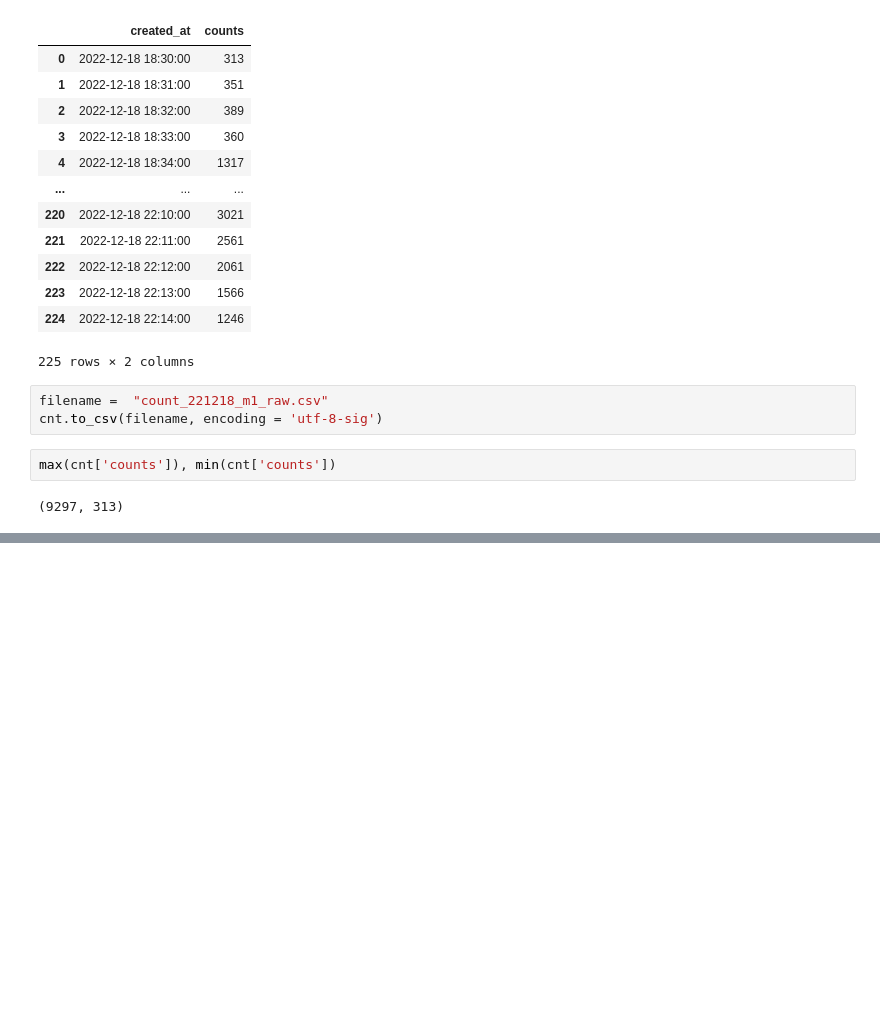
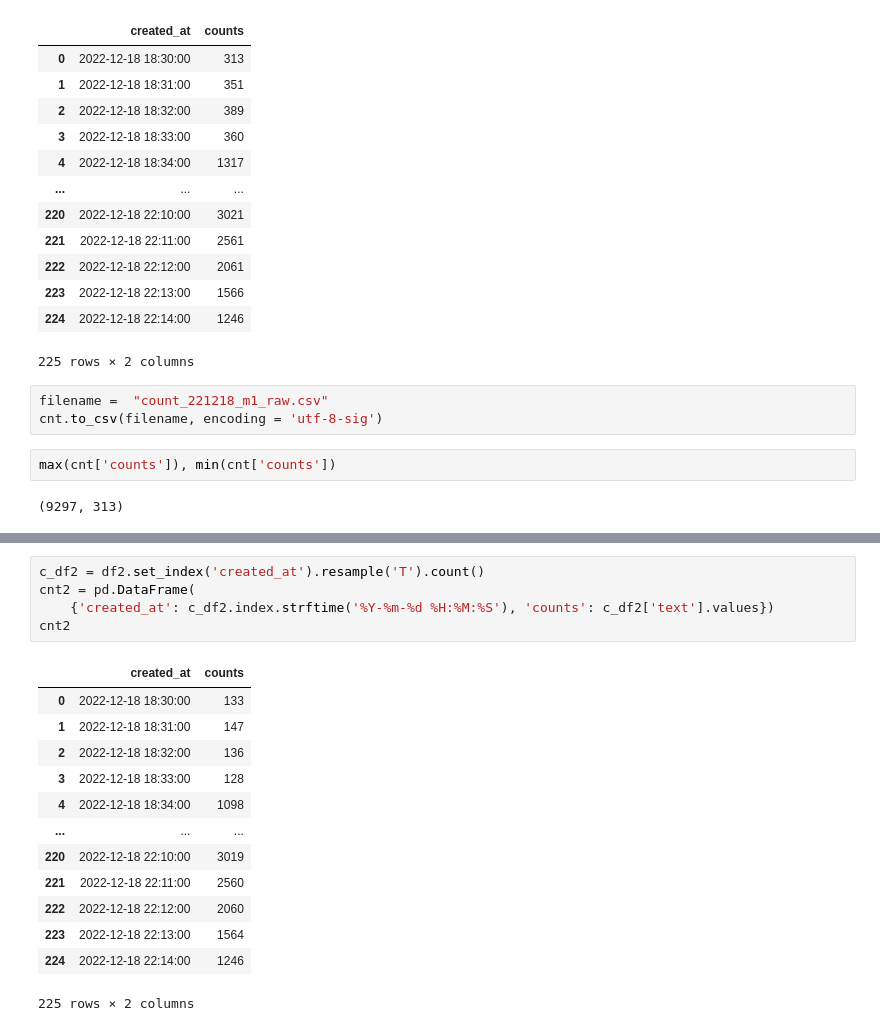
Before and after one commit to Ota1022/DEIM2023, a Jupyter notebook: count/221218_m1.ipynb, the cells around one changed output, grey strips where cells are left out. Drawn from its saved outputs; the diff is of its cells as text; blank space fills up the shorter version.

```diff
--- a/count/221218_m1.ipynb
+++ b/count/221218_m1.ipynb
@@ -90,0 +120,19 @@ axes.legend(loc=1)
+# %%
+c_df2 = df2.set_index('created_at').resample('T').count()
+cnt2 = pd.DataFrame(
+    {'created_at': c_df2.index.strftime('%Y-%m-%d %H:%M:%S'), 'counts': c_df2['text'].values})
+cnt2
+# %% [output]
+|  | created_at | counts |
+| 0 | 2022-12-18 18:30:00 | 133 |
+| 1 | 2022-12-18 18:31:00 | 147 |
+| 2 | 2022-12-18 18:32:00 | 136 |
+| 3 | 2022-12-18 18:33:00 | 128 |
+| 4 | 2022-12-18 18:34:00 | 1098 |
+| ... | ... | ... |
+| 220 | 2022-12-18 22:10:00 | 3019 |
+| 221 | 2022-12-18 22:11:00 | 2560 |
+| 222 | 2022-12-18 22:12:00 | 2060 |
+| 223 | 2022-12-18 22:13:00 | 1564 |
+| 224 | 2022-12-18 22:14:00 | 1246 |
+225 rows × 2 columns
```
Also changed, not shown: parts of 5 cells of this notebook, 12 other files.
